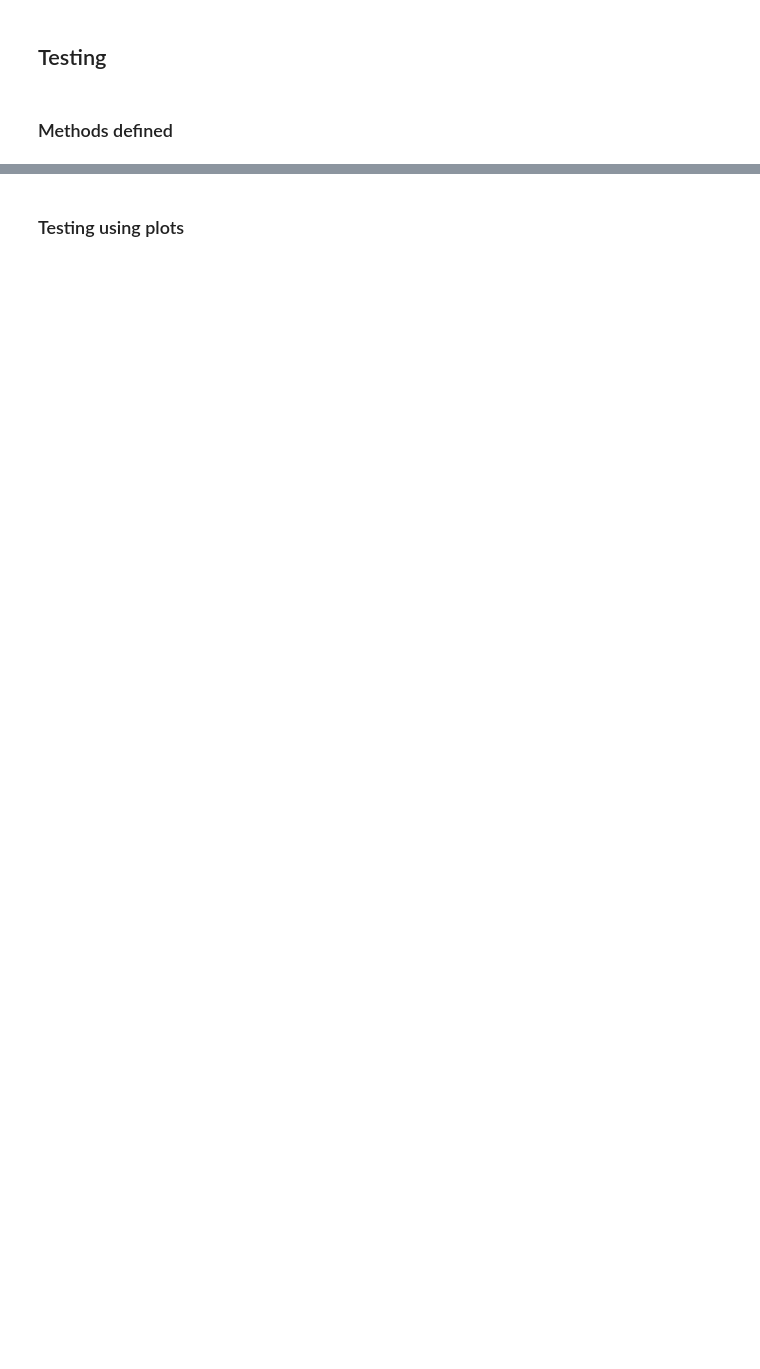
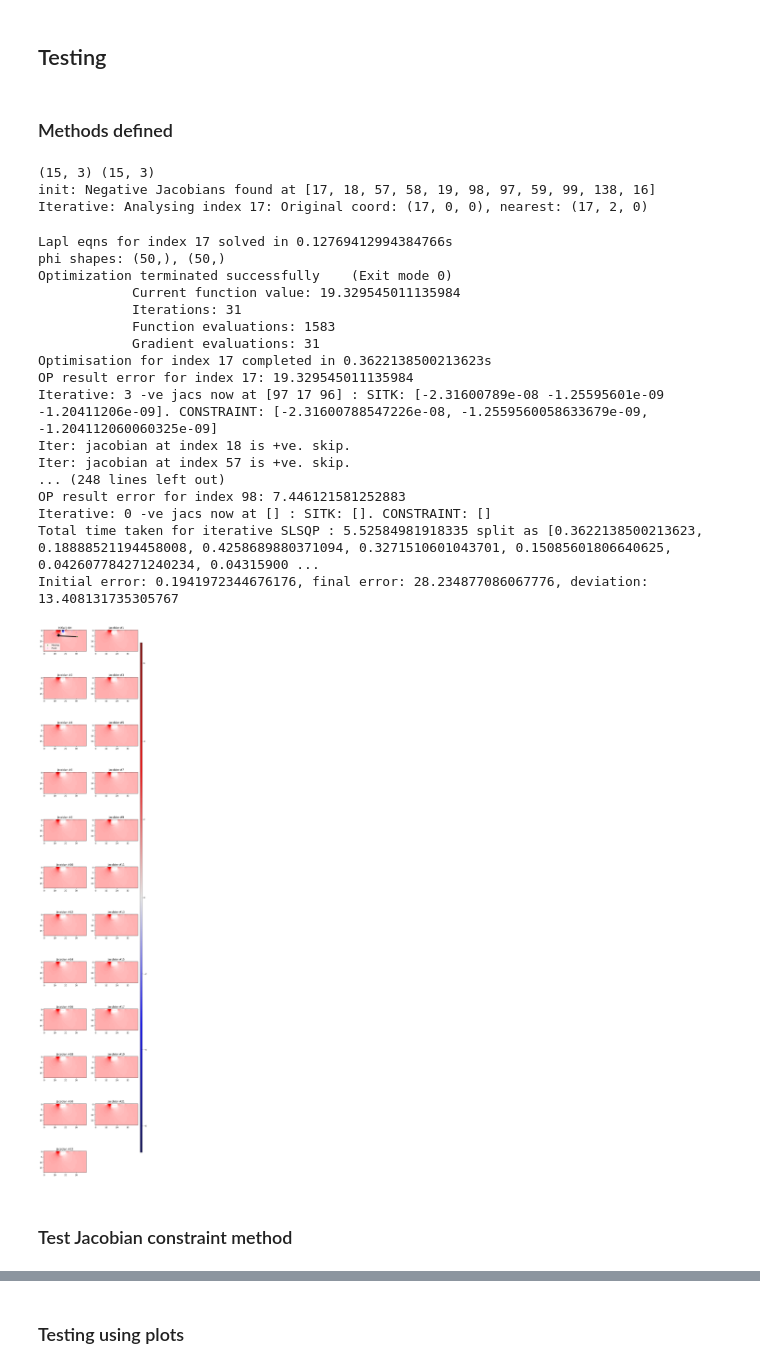
Before and after one commit to andythai/deformation-field-processing, a Jupyter notebook: postproc.ipynb, the cells around one changed output, grey strips where cells are left out. Drawn from its saved outputs; the diff is of its cells as text; code cells hidden in the pictures; blank space fills up the shorter version.

```diff
--- a/postproc.ipynb
+++ b/postproc.ipynb
@@ -648,0 +910,56 @@ def red_test_scipy2(fixed_sample, msample, fsample, methodName='SLSQP'):
+# %%
+# data analysis
+
+# Create sample set of points
+mpoints_path = "../data/corrected_correspondences_count_touching/mpoints.npy"
+fpoints_path = "../data/corrected_correspondences_count_touching/fpoints.npy"
+
+mpoints, fpoints = correspondences.downsample_points(mpoints_path, fpoints_path, debug=False)
+#print(mpoints.shape, fpoints.shape)
+
+fixed_sample = np.zeros((1, 20, 40))
+
+deformation_i, A, Zd, Yd, Xd = laplacian.sliceToSlice3DLaplacian(fixed_sample, mpoints, fpoints)
+
+# z values in mpoints, fpoints are for 3 slices numbered 0,1,2
+slice_no = 1
+
+# use
+mask = mpoints[:,0]==slice_no
+new_mpoints = mpoints[mask].copy()
+new_mpoints[:,0] = 0
+
+mask = fpoints[:,0]==slice_no
+new_fpoints = fpoints[mask].copy()
+new_fpoints[:,0] = 0
+
+print(new_mpoints.shape, new_fpoints.shape)
+
+
+#test_grad(fixed_sample, msample, fsample)
+#red_test_scipy(fixed_sample, new_mpoints[:5], new_fpoints[:5])
+plot_iterative_jacobians(fixed_sample, new_mpoints[:5], new_fpoints[:5])
+# %% [output]
+(15, 3) (15, 3)
+init: Negative Jacobians found at [17, 18, 57, 58, 19, 98, 97, 59, 99, 138, 16]
+Iterative: Analysing index 17: Original coord: (17, 0, 0), nearest: (17, 2, 0)
+Lapl eqns for index 17 solved in 0.12769412994384766s
+phi shapes: (50,), (50,)
+Optimization terminated successfully    (Exit mode 0)
+            Current function value: 19.329545011135984
+            Iterations: 31
+            Function evaluations: 1583
+            Gradient evaluations: 31
+Optimisation for index 17 completed in 0.3622138500213623s
+OP result error for index 17: 19.329545011135984
+Iterative: 3 -ve jacs now at [97 17 96] : SITK: [-2.31600789e-08 -1.25595601e-09 -1.20411206e-09]. CONSTRAINT: [-2.31600788547226e-08, -1.2559560058633679e-09, -1.204112060060325e-09]
+Iter: jacobian at index 18 is +ve. skip.
+Iter: jacobian at index 57 is +ve. skip.
+... (248 lines left out)
+OP result error for index 98: 7.446121581252883
+Iterative: 0 -ve jacs now at [] : SITK: []. CONSTRAINT: []
+Total time taken for iterative SLSQP : 5.52584981918335 split as [0.3622138500213623, 0.18888521194458008, 0.4258689880371094, 0.3271510601043701, 0.15085601806640625, 0.042607784271240234, 0.04315900 ...
+Initial error: 0.1941972344676176, final error: 28.234877086067776, deviation: 13.408131735305767
+[figure, added]
+# %% [markdown]
+### Test Jacobian constraint method
```
Also changed, not shown: parts of 17 cells of this notebook, 2 other files.
